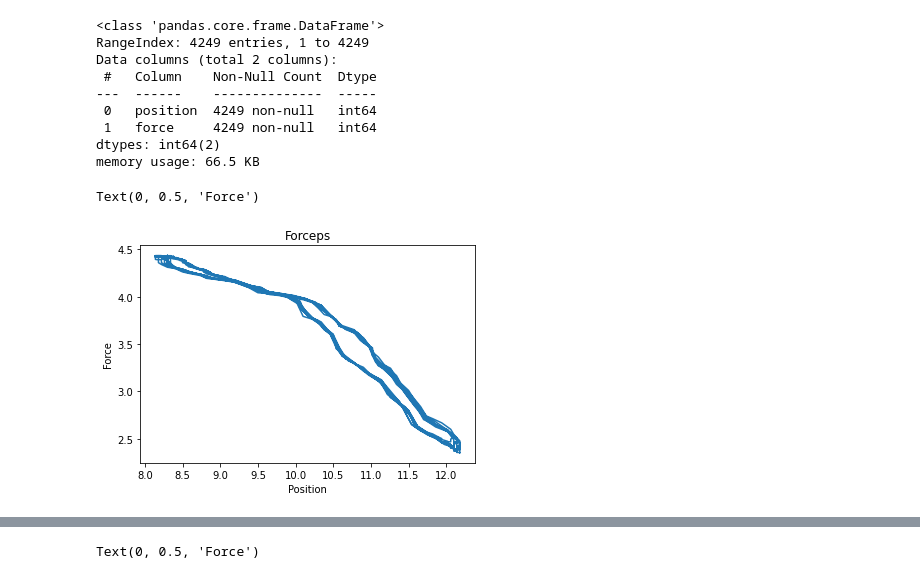
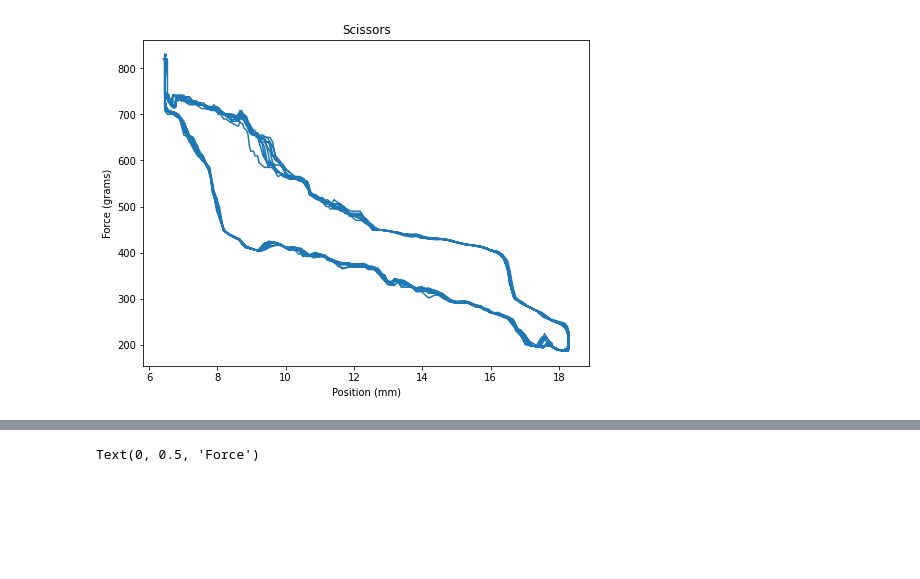
Before and after one commit to Jenirethvanessa/robotic_end-effector, a Jupyter notebook: forceplots.ipynb, the cells around one changed output, grey strips where cells are left out. Cells and saved outputs as stored; diff of their text form; code cells hidden in the pictures; blank space fills up the shorter version.

Commit message:
force-distance plots

```diff
--- a/forceplots.ipynb
+++ b/forceplots.ipynb
@@ -4 +16,24 @@ import matplotlib.pyplot as plt
+# %%
+def create_plot(x_values, y_values, title):
+    plt.figure(figsize=(8, 6))  # Set the figure size
+
+    # Create the plot
+    plt.plot(x_values, y_values)
+
+    # Add labels and title
+    plt.xlabel("Position (mm)")
+    plt.ylabel("Force (grams)")
+    plt.title(title)
+
+    # Show the plot
+    plt.show()
+# %%
+def distance_to_mm(distance_values, b):
+    m = 0.04
+    distance_mm = distance_values * m + b
+    return distance_mm
+# %%
+def arduino_to_voltage(arduino_values):
+    voltage_FSR = (arduino_values / 1023)*5
+    return voltage_FSR
 # %%
@@ -72,3 +56,0 @@ print(data_forceps)
-# %%
-data_scissors["position"] = (data_scissors["position"] - 162.5) *0.04
-data_scissors["force"] = (data_scissors["force"] / 1023)*5
@@ -83,12 +56,0 @@ Text(0, 0.5, 'Force')
-# %%
-data_forceps.info()
-# %% [output]
-<class 'pandas.core.frame.DataFrame'>
-RangeIndex: 4249 entries, 1 to 4249
-Data columns (total 2 columns):
- #   Column    Non-Null Count  Dtype
----  ------    --------------  -----
- 0   position  4249 non-null   int64
- 1   force     4249 non-null   int64
-dtypes: int64(2)
-memory usage: 66.5 KB
@@ -98,8 +57,7 @@ data_forceps["force"] = data_forceps["force"]/1023*5
-# %%
-plt.plot(data_forceps["position"], data_forceps["force"])
-plt.title("Forceps")
-plt.xlabel("Position")
-plt.ylabel("Force")
-# %% [output]
-Text(0, 0.5, 'Force')
-[figure, removed]
+# %%
+data_scissors_position_mm = distance_to_mm(data_scissors["position"], b = -7.86)
+data_scissors_force = arduino_to_voltage(data_scissors["force"])
+scissors_force = get_force(data_scissors_force)
+create_plot(data_scissors_position_mm, scissors_force, title = "Scissors")
+# %% [output]
+[figure, added]
```
Also changed, not shown: parts of 20 cells of this notebook, 4 other files.
